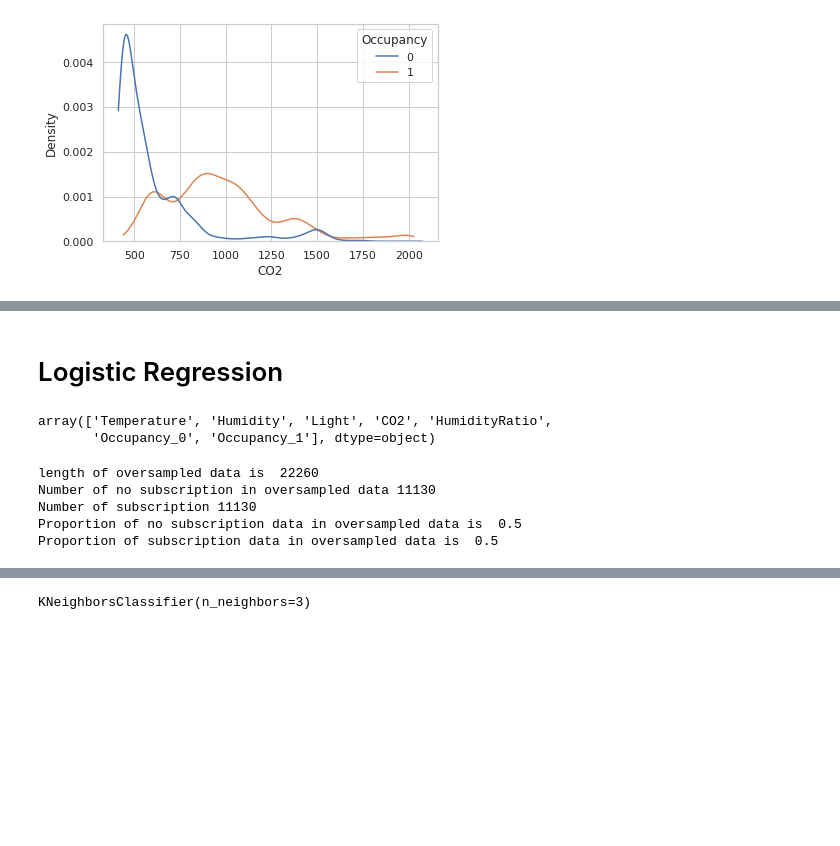
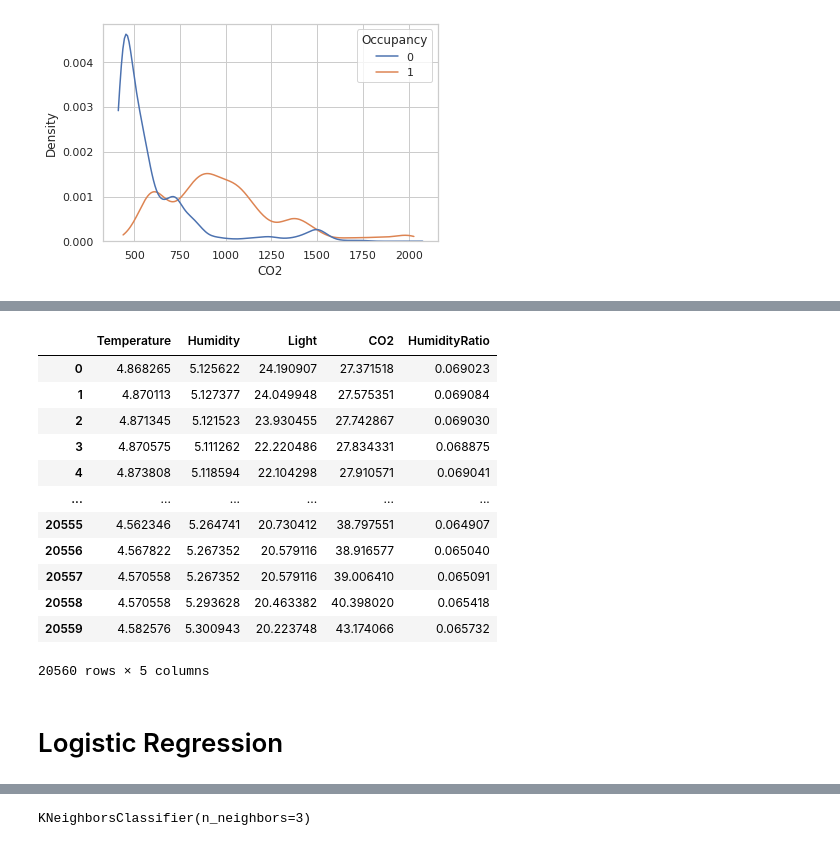
Before and after one commit to JDowBellarmine/DS160_Final_Project_DMB_JDD1, a Jupyter notebook: DS160_Final_Project_DMB_JDD1.ipynb, the cells around one changed output, grey strips where cells are left out. Cells and saved outputs as stored; diff of their text form; code cells hidden in the pictures; blank space fills up the shorter version.

```diff
--- a/DS160_Final_Project_DMB_JDD1.ipynb
+++ b/DS160_Final_Project_DMB_JDD1.ipynb
@@ -220,2 +274,20 @@ df5=df3[df3.columns[-6:]]
+# %%
+squaredf=normdf**(1/2)
+
+squaredf
+# %% [output]
+|  | Temperature | Humidity | Light | CO2 | HumidityRatio |
+| 0 | 4.868265 | 5.125622 | 24.190907 | 27.371518 | 0.069023 |
+| 1 | 4.870113 | 5.127377 | 24.049948 | 27.575351 | 0.069084 |
+| 2 | 4.871345 | 5.121523 | 23.930455 | 27.742867 | 0.069030 |
+| 3 | 4.870575 | 5.111262 | 22.220486 | 27.834331 | 0.068875 |
+| 4 | 4.873808 | 5.118594 | 22.104298 | 27.910571 | 0.069041 |
+| ... | ... | ... | ... | ... | ... |
+| 20555 | 4.562346 | 5.264741 | 20.730412 | 38.797551 | 0.064907 |
+| 20556 | 4.567822 | 5.267352 | 20.579116 | 38.916577 | 0.065040 |
+| 20557 | 4.570558 | 5.267352 | 20.579116 | 39.006410 | 0.065091 |
+| 20558 | 4.570558 | 5.293628 | 20.463382 | 40.398020 | 0.065418 |
+| 20559 | 4.582576 | 5.300943 | 20.223748 | 43.174066 | 0.065732 |
+20560 rows × 5 columns
 # %% [markdown]
 # Logistic Regression
@@ -244,31 +293,0 @@ to_keep=[i for i in data_vars if i not in cat_vars]
-# %%
-data_final=data[to_keep]
-data_final.columns.values
-# %% [output]
-array(['Temperature', 'Humidity', 'Light', 'CO2', 'HumidityRatio',
-       'Occupancy_0', 'Occupancy_1'], dtype=object)
-# %%
-from sklearn.model_selection import train_test_split
-X = df5.loc[:, df5.columns != 'Occupancy']
-y = df5.loc[:, df5.columns == 'Occupancy']
-from imblearn.over_sampling import SMOTE
-os = SMOTE(random_state=0)
-oversample = SMOTE()
-X, y = oversample.fit_resample(X, y)
-X_train, X_test, y_train, y_test = train_test_split(X, y, test_size=0.3, random_state=0)
-columns = X_train.columns
-os_data_X,os_data_y=os.fit_resample(X_train, y_train)
-os_data_X = pd.DataFrame(data=os_data_X,columns=columns )
-os_data_y= pd.DataFrame(data=os_data_y,columns=['Occupancy'])
-# we can Check the numbers of our data
-print("length of oversampled data is ",len(os_data_X))
-print("Number of no subscription in oversampled data",len(os_data_y[os_data_y['Occupancy']==0]))
-print("Number of subscription",len(os_data_y[os_data_y['Occupancy']==1]))
-print("Proportion of no subscription data in oversampled data is ",len(os_data_y[os_data_y['Occupancy']==0])/len(os_data_X))
-print("Proportion of subscription data in oversampled data is ",len(os_data_y[os_data_y['Occupancy']==1])/len(os_data_X))
-# %% [output]
-length of oversampled data is  22260
-Number of no subscription in oversampled data 11130
-Number of subscription 11130
-Proportion of no subscription data in oversampled data is  0.5
-Proportion of subscription data in oversampled data is  0.5
```
Also changed, not shown: parts of 113 cells of this notebook.
